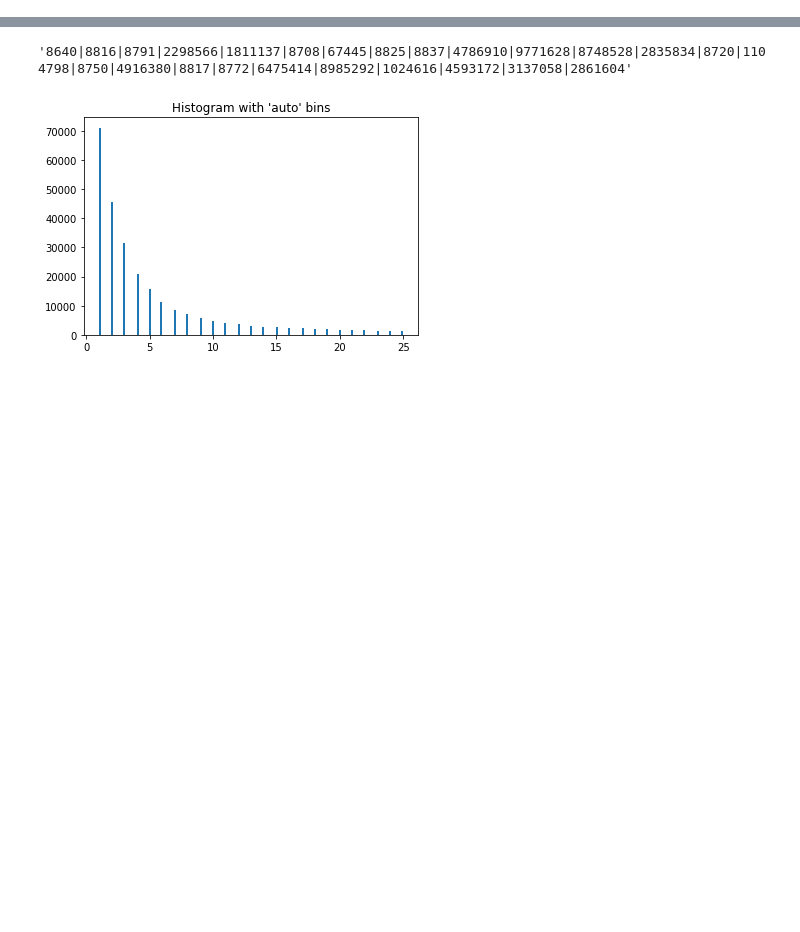
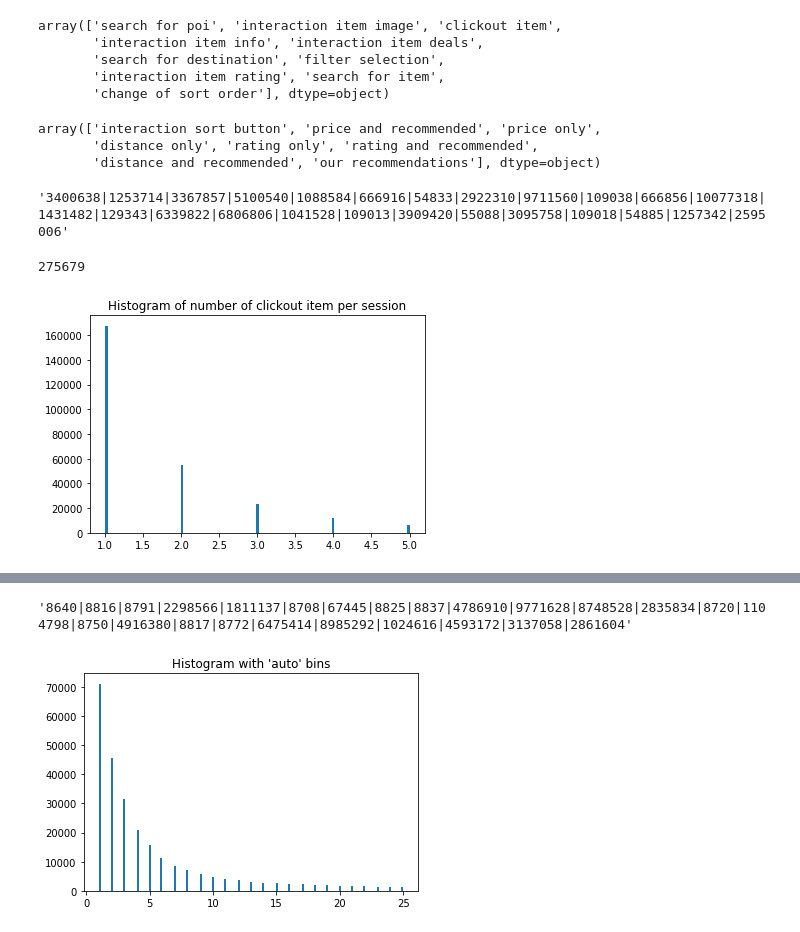
Before and after one commit to feay1234/RSC2019, a Jupyter notebook: Data.ipynb, the cells around one changed output, grey strips where cells are left out. Saved outputs shown, nothing was run; the diff lists cells and outputs as text; code cells hidden in the pictures; blank space fills up the shorter version.

```diff
--- a/Data.ipynb
+++ b/Data.ipynb
@@ -34,3 +213,40 @@ np.mean(interactions)
+# %%
+click_dist = []
+for idx, row in clicks.iterrows():
+    rank = [int(i) for i in row['impressions'].split("|")]
+    gtItem = int(row['reference'])
+    if gtItem in rank:
+        click_dist.append(rank.index(gtItem))
+    else:
+        click_dist.append(25)
+# %% [output]
+array(['search for poi', 'interaction item image', 'clickout item',
+       'interaction item info', 'interaction item deals',
+       'search for destination', 'filter selection',
+       'interaction item rating', 'search for item',
+       'change of sort order'], dtype=object)
+# %%
+dff[dff.action_type == 'change of sort order']['reference'].unique()
+# %% [output]
+array(['interaction sort button', 'price and recommended', 'price only',
+       'distance only', 'rating only', 'rating and recommended',
+       'distance and recommended', 'our recommendations'], dtype=object)
+# %%
+dff.iloc[13].impressions
+# %% [output]
+'3400638|1253714|3367857|5100540|1088584|666916|54833|2922310|9711560|109038|666856|10077318|1431482|129343|6339822|6806806|1041528|109013|3909420|55088|3095758|109018|54885|1257342|2595006'
+# %%
+clicks_test = dff_test[dff_test.action_type == "clickout item"]
+# %%
+len(clicks_test.groupby('session_id'))
+# %% [output]
+275679
+# %%
+plt.hist(clicks_test.groupby("session_id").size().tolist(), bins='auto', range=(1,5))  # arguments are passed to np.histogram
+plt.title("Histogram of number of clickout item per session")
+plt.show()
+# %% [output]
+[figure, added]
 # %%
 dff
 # %% [output]
```
Also changed, not shown: parts of 26 cells of this notebook.
